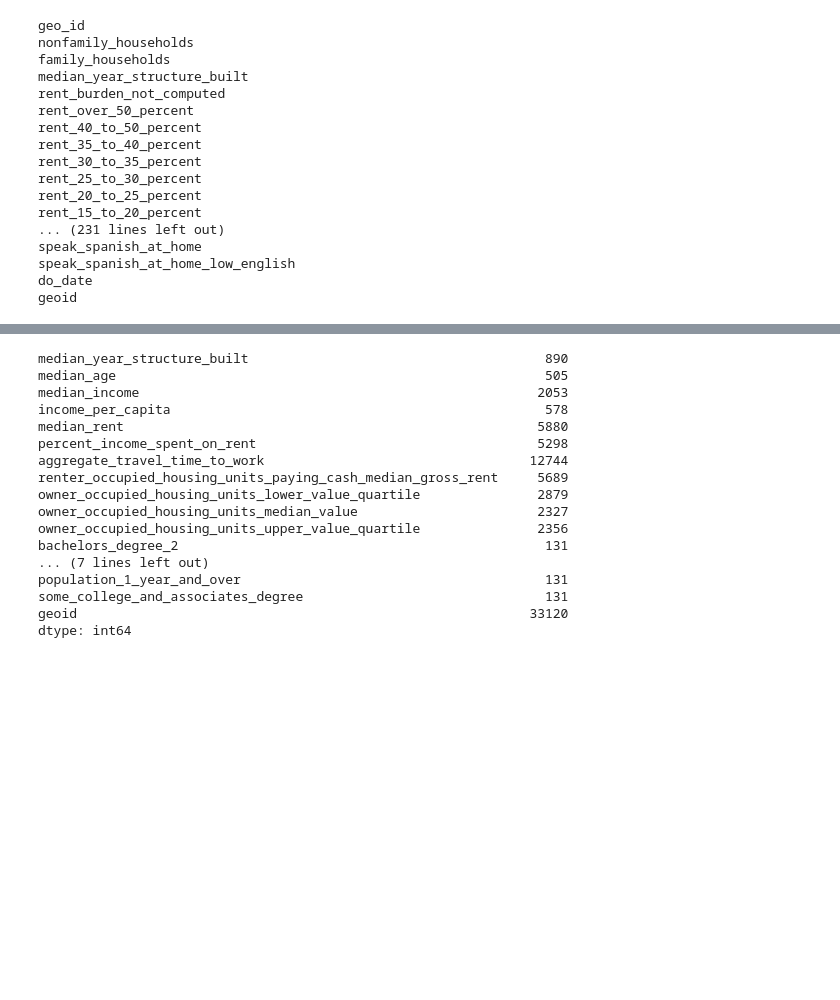
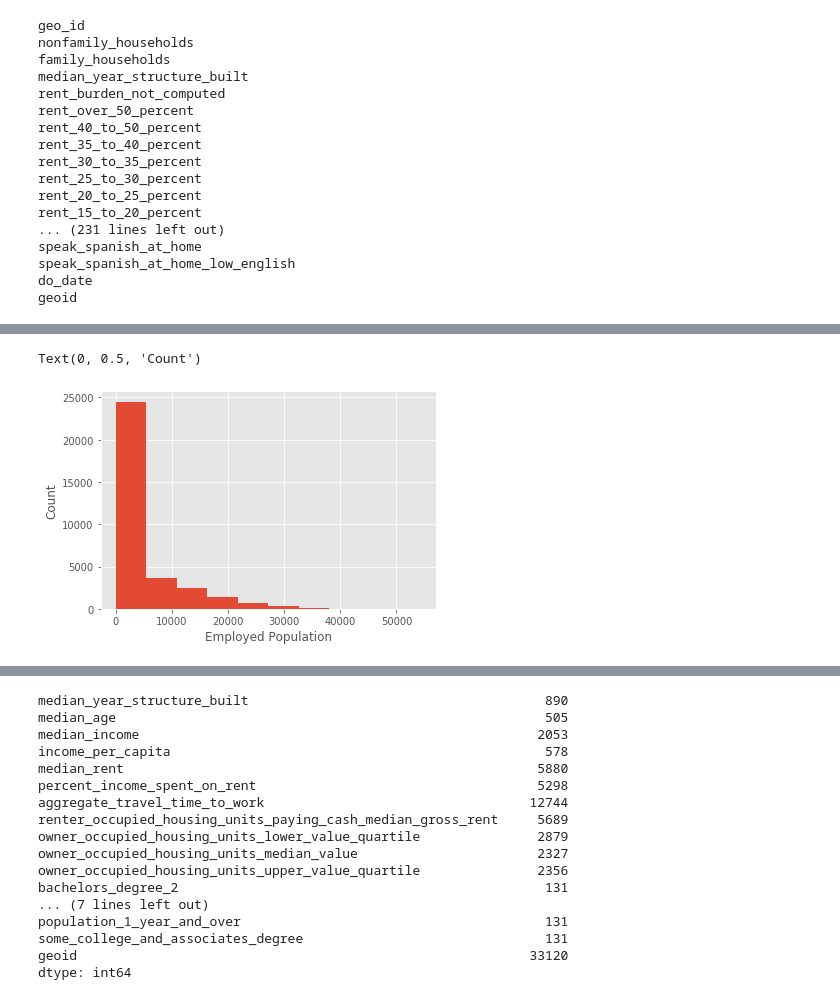
Before and after one commit to Yukti-K/7Park, a Jupyter notebook: Juan/Capstone_IdentifyFeatures.ipynb, the cells around one changed output, grey strips where cells are left out. Cells and saved outputs as stored; diff of their text form; code cells hidden in the pictures; blank space fills up the shorter version.

```diff
--- a/Juan/Capstone_IdentifyFeatures.ipynb
+++ b/Juan/Capstone_IdentifyFeatures.ipynb
@@ -101,0 +104,7 @@ plt.hist(zip_codes_2015["employed_information"].astype(int))
+# %%
+plt.hist(zip_codes_2015["employed_pop"].astype(int));
+plt.xlabel("Employed Population")
+plt.ylabel("Count")
+# %% [output]
+Text(0, 0.5, 'Count')
+[figure, added]
```
Also changed, not shown: parts of 21 cells of this notebook.
